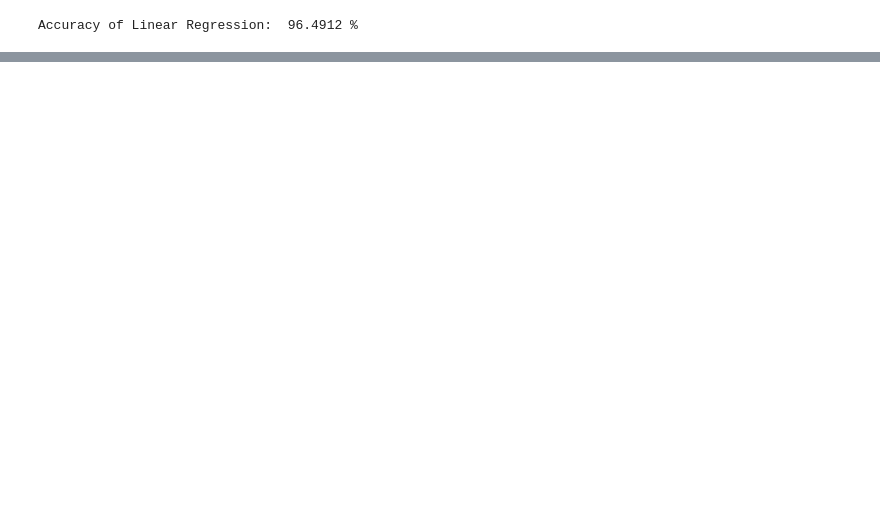
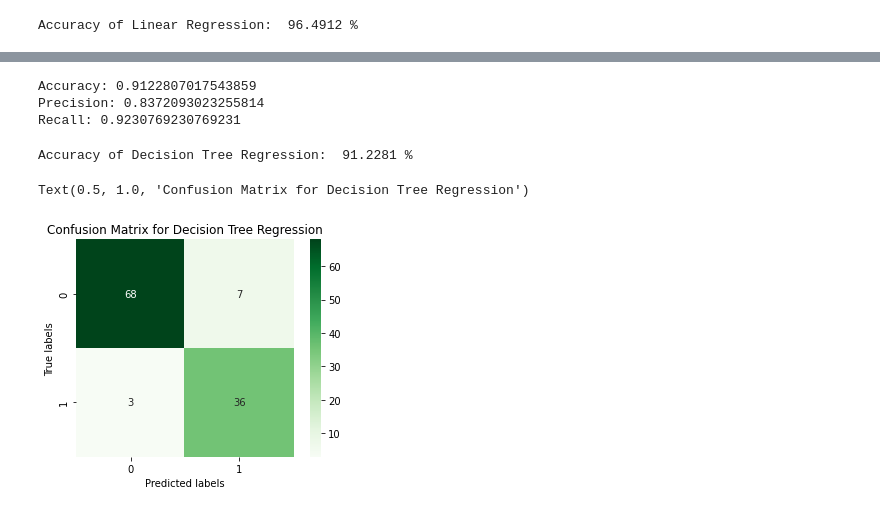
Before and after one commit to Roshni-Bala/Breast-Cancer-Risk-Prediction, a Jupyter notebook: risk_prediction.ipynb, the cells around one changed output, grey strips where cells are left out. Drawn from its saved outputs; the diff is of its cells as text; code cells hidden in the pictures; blank space fills up the shorter version.

Commit message:
random forest, naiive bayes, decision tree

```diff
--- a/risk_prediction.ipynb
+++ b/risk_prediction.ipynb
@@ -479,3 +472,8 @@ accuracy_lm = metrics.accuracy_score(y_test, pred_bin_lm)
 print("Accuracy of Linear Regression: ", round(accuracy_lm*100, 4), '%')
 # %% [output]
 Accuracy of Linear Regression:  96.4912 %
+# %%
+from sklearn.linear_model import LogisticRegression
+logreg = LogisticRegression()
+logreg.fit(X_train,y_train)
+y_pred1=logreg.predict(X_test)
@@ -481,0 +529,9 @@ Accuracy of Linear Regression:  96.4912 %
+# %%
+from sklearn.tree import DecisionTreeRegressor
+regressor = DecisionTreeRegressor(random_state = 0)
+regressor.fit(X_train, y_train)
+y_pred2 = regressor.predict(X_test)
+# %%
+y_pred2 = y_pred2.astype(int)
+df_decisTree = pd.DataFrame({'Predictions': y_pred2, 'Actual': y_test})
+(df_decisTree.head())
@@ -481,0 +545,27 @@ Accuracy of Linear Regression:  96.4912 %
+# %%
+print("Accuracy:",metrics.accuracy_score(y_test, y_pred2))
+print("Precision:",metrics.precision_score(y_test, y_pred2))
+print("Recall:",metrics.recall_score(y_test, y_pred2))
+# %% [output]
+Accuracy: 0.9122807017543859
+Precision: 0.8372093023255814
+Recall: 0.9230769230769231
+# %%
+accuracy_dectree = metrics.accuracy_score(y_test,y_pred2)
+print("Accuracy of Decision Tree Regression: ", round(accuracy_dectree*100, 4), '%')
+# %% [output]
+Accuracy of Decision Tree Regression:  91.2281 %
+# %%
+from sklearn.metrics import confusion_matrix
+labels = ['True Negative', 'False Positive', 'False Negative', 'True Positive']
+ax= plt.subplot()
+confmat = confusion_matrix(y_test, y_pred2)
+sns.heatmap(confmat, square = True, annot = True , cmap = 'Greens', fmt = 'd', cbar = True, ax=ax)
+ax.set_xlabel('Predicted labels')
+ax.set_ylabel('True labels')
+ax.set_title('Confusion Matrix for Decision Tree Regression')
+# x axis - predicted - 0:false ; 1:true
+# y axis - actual val- 0:negative ; 1:positive
+# %% [output]
+Text(0.5, 1.0, 'Confusion Matrix for Decision Tree Regression')
+[figure, added]
```
Also changed, not shown: parts of 28 cells of this notebook.
